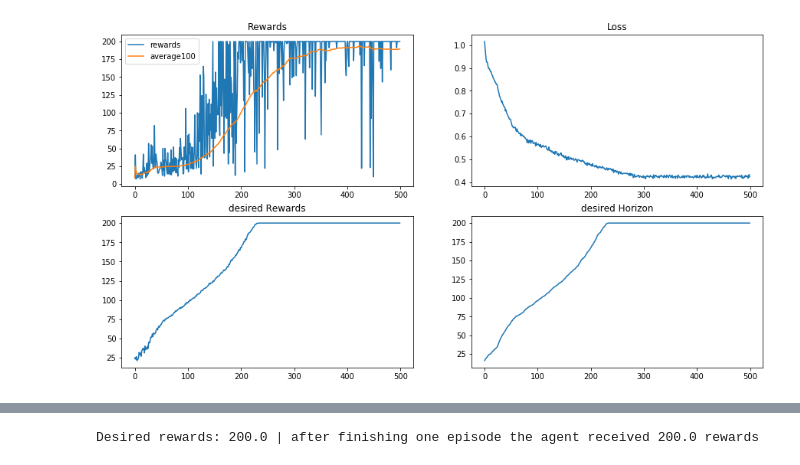
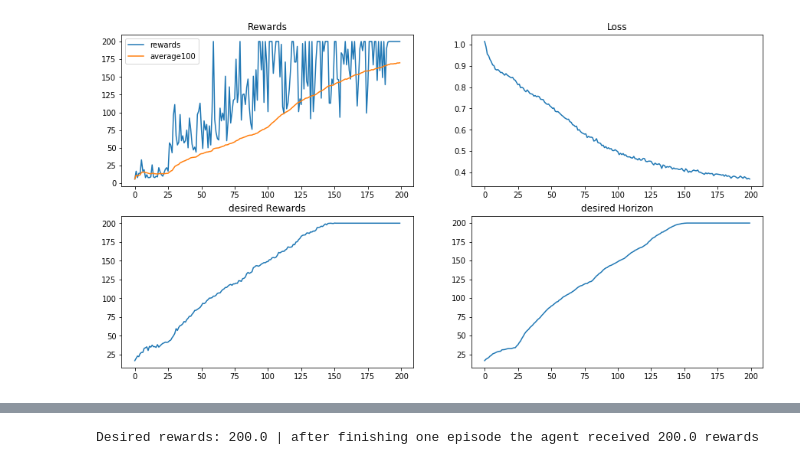
Before and after one commit to BY571/Upside-Down-Reinforcement-Learning, a Jupyter notebook: Upside_Down_continuous.ipynb, the cells around one changed output, grey strips where cells are left out. Saved outputs shown, nothing was run; the diff lists cells and outputs as text; code cells hidden in the pictures.

```diff
--- a/Upside_Down_continuous.ipynb
+++ b/Upside_Down_continuous.ipynb
@@ -36,30 +36,35 @@ class BF(nn.Module):
         self.actions = np.arange(action_space)
 
         self.action_space = action_space
-        self.fc1 = nn.Linear((state_space+2), hidden_size)
+        self.fc1 = nn.Linear((state_space), hidden_size)
+        self.commands = nn.Linear(2, hidden_size)
         self.fc2 = nn.Linear(hidden_size, hidden_size)
         self.mean = nn.Linear(hidden_size, action_space)
         self.var = nn.Linear(hidden_size, action_space)
         self.soft_plus = nn.Softplus()
+        self.sigmoid = nn.Sigmoid()
         self.reset_parameters(init_w)
 
     def reset_parameters(self, init_w):
+        self.commands.weight.data.uniform_(*hidden_init(self.commands))
         self.fc1.weight.data.uniform_(*hidden_init(self.fc1))
         self.fc2.weight.data.uniform_(*hidden_init(self.fc2))
         self.mean.weight.data.uniform_(-init_w, init_w)
         self.var.weight.data.uniform_(-init_w, init_w)
 
-    def forward(self, all_x):
+    def forward(self, state, command):
 
-        out = torch.sigmoid(self.fc1(all_x))
+        out = self.sigmoid(self.fc1(state))
+        command_out = self.sigmoid(self.commands(command))
+        out = out * command_out
         out = torch.tanh(self.fc2(out))
         mu = torch.tanh(self.mean(out))
         sig = torch.sqrt(self.soft_plus(self.var(out)))
         return mu, sig
 
     def action(self, state, desire, horizon):
-        all_x = torch.cat((state,desire*return_scale,horizon*horizon_scale), dim=-1)
-        mu, sig = self.forward(all_x)
+        command = torch.cat((desire*return_scale,horizon*horizon_scale), dim=-1)
+        mu, sig = self.forward(state, command)
 
         dist = Normal(mu, sig)
         action = dist.sample()
@@ -99,7 +104,7 @@ class ReplayBuffer():
 # %%
 
 buffer = ReplayBuffer(replay_size)
-bf = BF(state_space, action_space, 128, 1).to(device)
+bf = BF(state_space, action_space, 64, 1).to(device)
 optimizer = optim.Adam(params=bf.parameters(), lr=1e-3)
 
 samples = []
@@ -126,6 +131,7 @@ for i in range(n_warm_up_episodes):
         desired_time_horizon -= 1
         desired_time_horizon = torch.FloatTensor([np.maximum(desired_time_horizon, 1).item()])
 
+
         if done:
             break
 
@@ -209,6 +215,7 @@ def create_training_examples(batch_size):
         # For episodic tasks they set t2 to T-1:
         t2 = T-1
         state, desired_reward, time_horizont, action = create_training_input(ep, t1, t2)
+
         input_array.append(torch.cat([state, torch.FloatTensor([desired_reward]), torch.FloatTensor([time_horizont])]))
         output_array.append(action)
 
@@ -226,10 +233,11 @@ def train_behavior_function(batch_size):
     state = X[:,0:state_space]
     d = X[:,state_space:state_space+1]
     h = X[:,state_space+1:state_space+2]
-    inputs = torch.cat((state,d* return_scale,h*horizon_scale), dim=-1)
+    #inputs = torch.cat((state,d* return_scale,h*horizon_scale), dim=-1)
+    command = torch.cat((d*return_scale,h*horizon_scale), dim=-1)
     y = torch.stack(y).float()
 
-    ym_, ys_ = bf(inputs.to(device))
+    ym_, ys_ = bf(state.to(device), command.to(device))
     new_dist = Normal(ym_, ys_)
     log_probs = new_dist.log_prob(y)
     pred_loss = -log_probs.mean()
@@ -262,6 +270,7 @@ def generate_episode(desired_return = torch.FloatTensor([init_desired_reward]),
     state = env.reset()
     states = []
     actions = []
+    log_probs = []
     rewards = []
     while True:
         state = torch.FloatTensor(state)
@@ -326,7 +335,8 @@ def run_upside_down(max_episodes):
 
     return all_rewards, average_100_reward, desired_rewards_history, horizon_history, losses
 # %%
-rewards, average, d, h, loss = run_upside_down(max_episodes=500)
+%%time
+rewards, average, d, h, loss = run_upside_down(max_episodes=200)
 plt.figure(figsize=(15,8))
 plt.subplot(2,2,1)
 plt.title("Rewards")
@@ -352 +359 @@ Episode: 500 | Rewards: 200.00 | Mean_100_Rewards: 189.70 | Loss: 0.42
-[figure, old version]
+[figure, new version]
```
Also changed, not shown: parts of 3 cells of this notebook, 1 other file.
